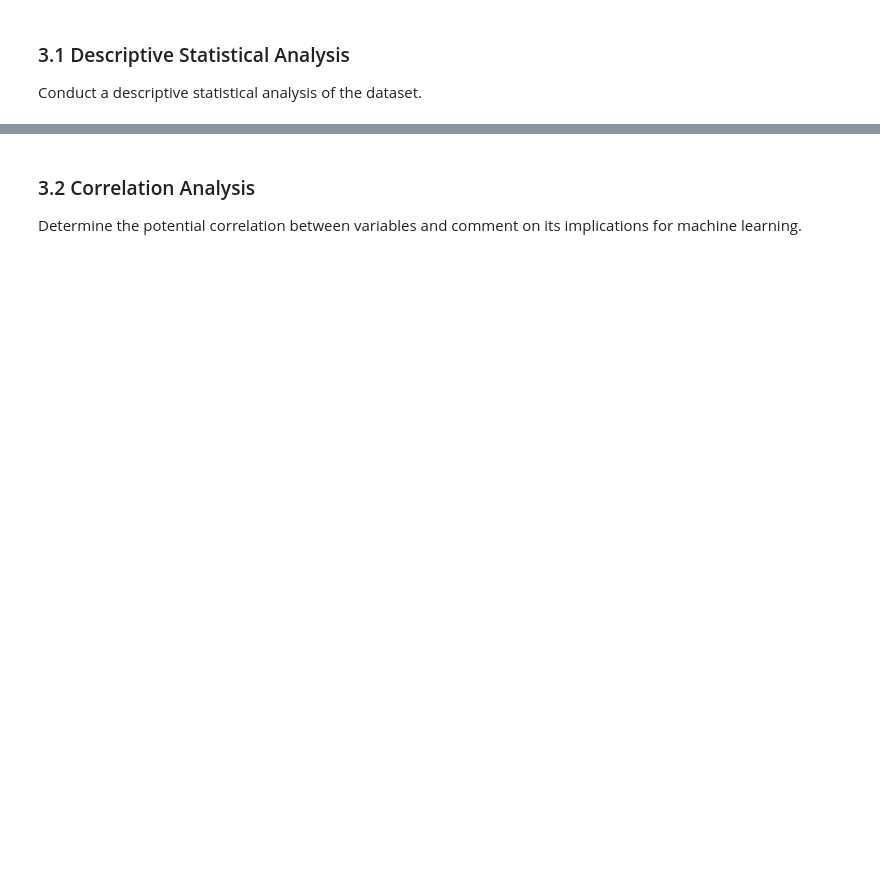
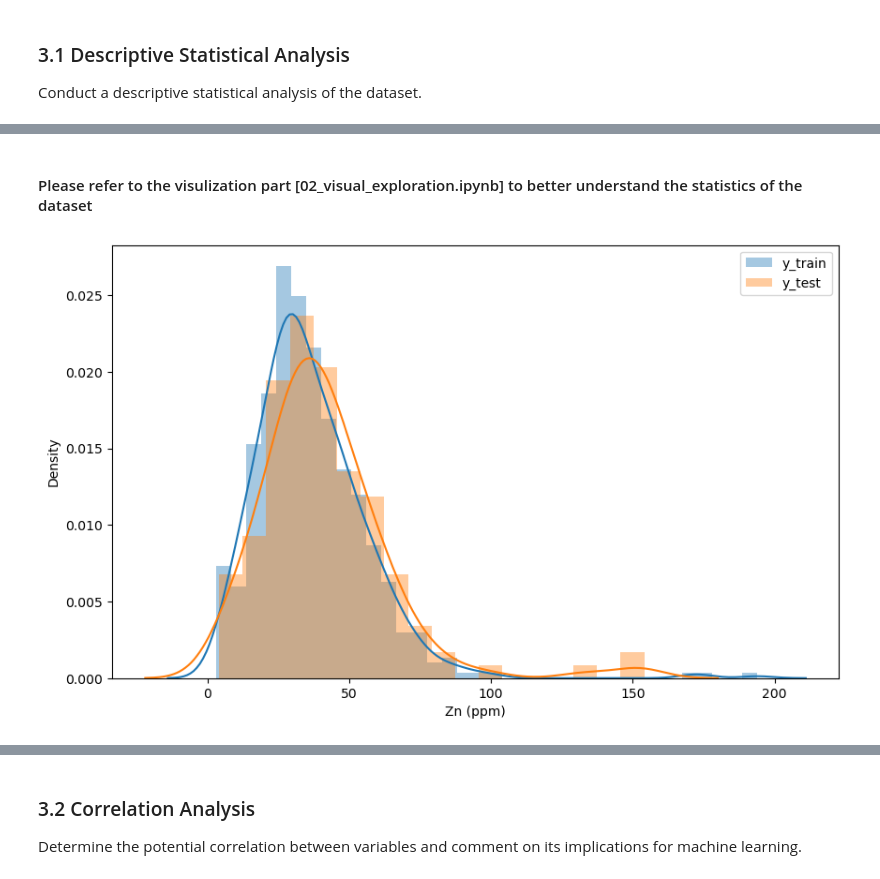
Before and after one commit to rodreras/StreamSamples_ML, a Jupyter notebook: milestone1/03_statistical_exploration.ipynb, the cells around one changed output, grey strips where cells are left out. Saved outputs shown, nothing was run; the diff lists cells and outputs as text; code cells hidden in the pictures; blank space fills up the shorter version.

Commit message:
with description and updates for visualization and exploration

```diff
--- a/milestone1/03_statistical_exploration.ipynb
+++ b/milestone1/03_statistical_exploration.ipynb
@@ -36,0 +36,9 @@ plt.show()
+# %%
+# using describe function
+
+df_train = pd.read_csv('../training.csv')
+df_test = pd.read_csv('../testing.csv')
+summary_train= df_train.describe()
+summary_test= df_test.describe()
+print(tabulate(summary_train, headers='keys', tablefmt='pretty'))
+print(tabulate(summary_test, headers='keys', tablefmt='pretty'))
@@ -36,0 +63,19 @@ plt.show()
+# %% [markdown]
+#### Please refer to the visulization part [02_visual_exploration.ipynb] to better understand the statistics of the dataset
+# %%
+# x and y from training set
+# all the variables except zn(ppm)
+x_train = df_train.iloc[:, :-1]
+x_test = df_test.iloc[:, :-1]
+y_train = df_train.iloc[:, -1]
+y_test = df_test.iloc[:, -1]
+
+# plot the distribution of y_train and y_test to check there distribution
+
+plt.figure(figsize=(10,6))
+sns.distplot(y_train, label='y_train')
+sns.distplot(y_test, label='y_test')
+plt.legend()
+plt.show()
+# %% [output]
+[figure, added]
```
Also changed, not shown: parts of 13 cells of this notebook, 3 other files.
